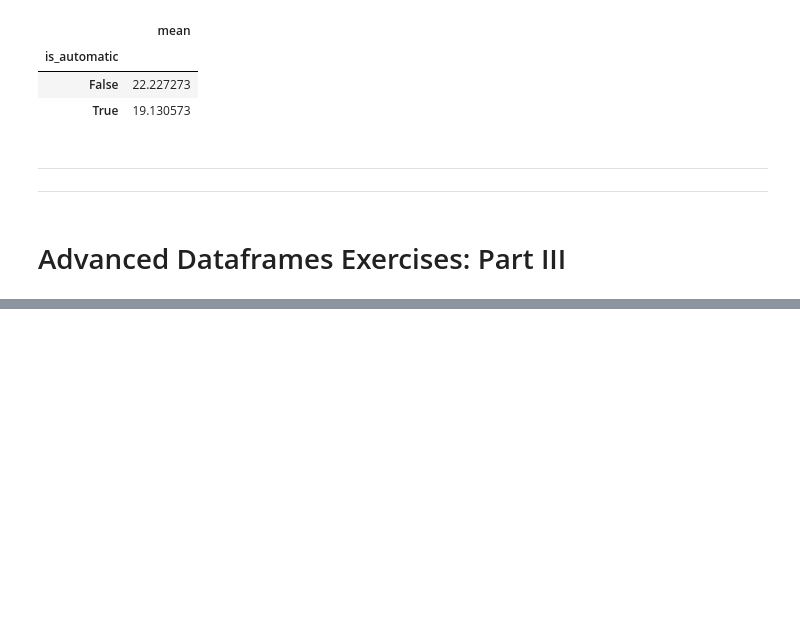
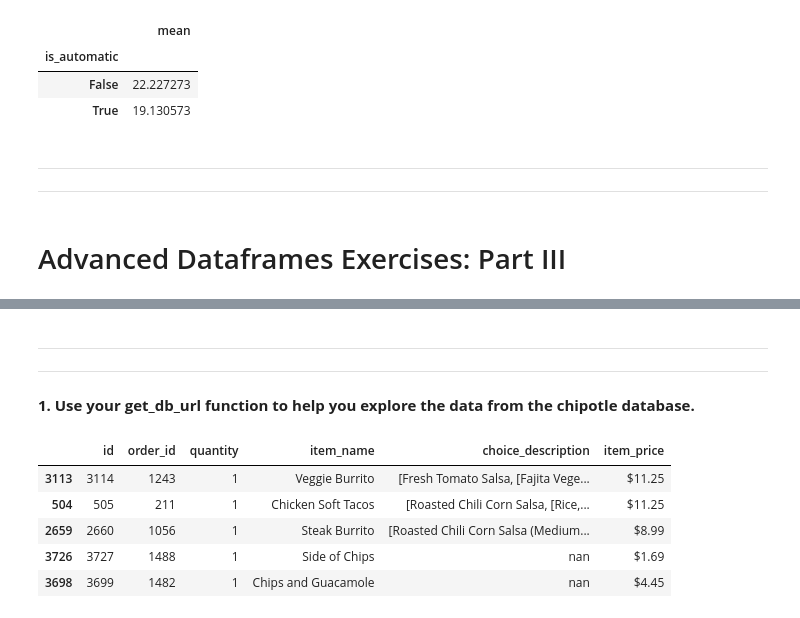
Before and after one commit to CodeupClassroom/quintela-data-science-libraries-exercises, a Jupyter notebook: adv_df_exercises.ipynb, the cells around one changed output, grey strips where cells are left out. Cells and saved outputs as stored; diff of their text form; code cells hidden in the pictures; blank space fills up the shorter version.

```diff
--- a/adv_df_exercises.ipynb
+++ b/adv_df_exercises.ipynb
@@ -731,0 +751,5 @@ best_car
+# %% [markdown]
+<hr style="border:0.5px solid black">
+<hr style="border:0.5px solid black">
+# %% [markdown]
+<b>1. Use your get_db_url function to help you explore the data from the chipotle database.
@@ -731,0 +759,19 @@ best_car
+# %%
+#sql query we need
+chipotle_query = '''
+SELECT *
+FROM orders
+'''
+# %%
+#acquire dataframe from sql
+chipotle_df = pd.read_sql(chipotle_query, get_db_url('chipotle'))
+# %%
+#take a look at the dataframe
+chipotle_df.sample(5)
+# %% [output]
+|  | id | order_id | quantity | item_name | choice_description | item_price |
+| 3113 | 3114 | 1243 | 1 | Veggie Burrito | [Fresh Tomato Salsa, [Fajita Vege... | $11.25 |
+| 504 | 505 | 211 | 1 | Chicken Soft Tacos | [Roasted Chili Corn Salsa, [Rice,... | $11.25 |
+| 2659 | 2660 | 1056 | 1 | Steak Burrito | [Roasted Chili Corn Salsa (Medium... | $8.99 |
+| 3726 | 3727 | 1488 | 1 | Side of Chips | nan | $1.69 |
+| 3698 | 3699 | 1482 | 1 | Chips and Guacamole | nan | $4.45 |
```
Also changed, not shown: parts of 37 cells of this notebook.
